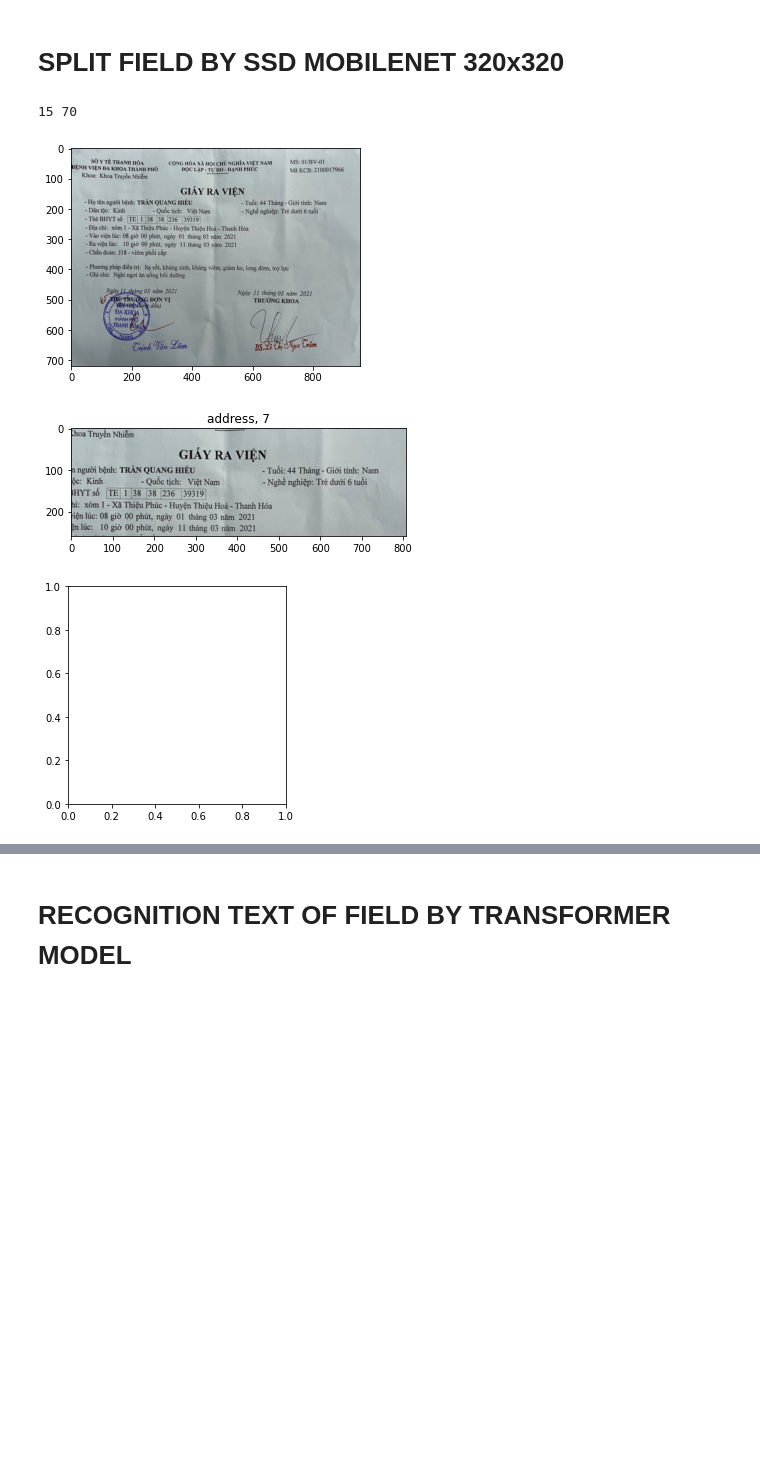
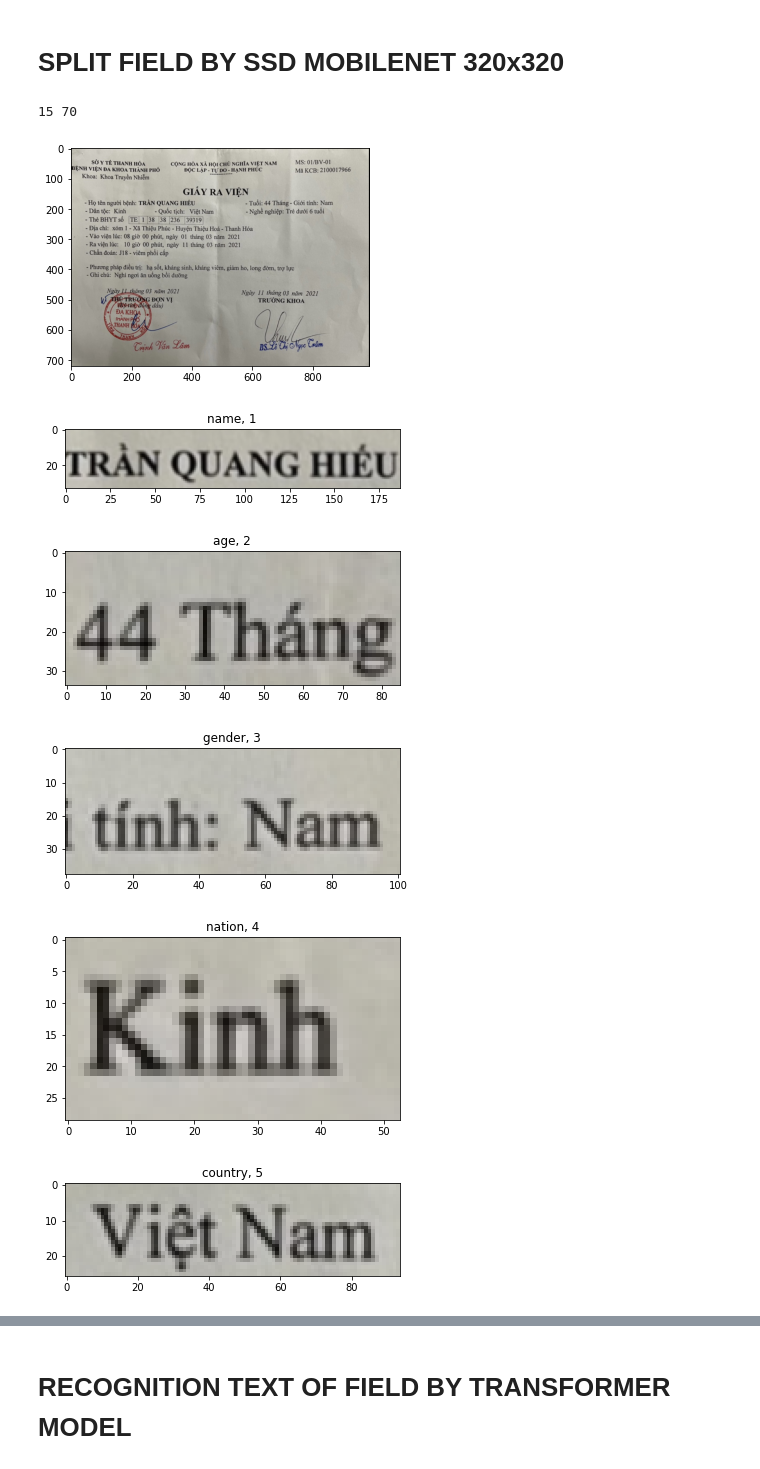
Before and after one commit to dnguyenngoc/web-scan, a Jupyter notebook: notebook/wb_predict_discharge_record.ipynb, the cells around one changed output, grey strips where cells are left out. Cells and saved outputs as stored; diff of their text form; code cells hidden in the pictures; blank space fills up the shorter version.

```diff
--- a/notebook/wb_predict_discharge_record.ipynb
+++ b/notebook/wb_predict_discharge_record.ipynb
@@ -49,7 +49,7 @@ list_class_init = set(list(category_index.keys()))
 # CROP CORNER WITH OPENCV
 # %%
 # LOAD IMAGE TEST
-img = ocr_helpers.read_image_from_dir(r'/home/pot/Desktop/web-scan/test_data/discharge_record/1.jpg')
+img = ocr_helpers.read_image_from_dir(r'/home/pot/Desktop/web-scan/test_data/discharge_record/0.jpg')
 img = np.asarray(img)
 
 # CROP CORNER
@@ -130,52 +130,53 @@ def split_field_discharge_record(detections, list_class_init, num_classes, crop_
             detection_boxes[i][3] * im_width
         )
         line_size = (detection_boxes[i][2] -  detection_boxes[i][0]) * im_height
 #         print(line_size)
         if line_size < min_line or line_size > max_line:
             continue
         if ymin < boxes[class_id -1][0]: boxes[class_id -1][0] = ymin
         if xmin < boxes[class_id -1][1]: boxes[class_id -1][1] = xmin
         if ymax > boxes[class_id -1][2]: boxes[class_id -1][2] = ymax
         if xmax > boxes[class_id -1][3]: boxes[class_id -1][3] = xmax
 
     boxes = np.array(boxes).astype(int)
 
-#     for i in range(len(boxes)):
-#         if i <= 4 or i == 12:
-#             continue
-#         else:
-#             if boxes[i+1][2] > boxes[i][2] and i not in list_ignore: boxes[i+1][0] = boxes[i][2]
+    for i in range(len(boxes)):
+        if i <= 4 or i == 12:
+            continue
+        else:
+            if boxes[i+1][2] > boxes[i][2] and i not in list_ignore: boxes[i+1][0] = boxes[i][2]
 
-#         if boxes[6][2] > boxes[5][2] and 5 not in list_ignore: boxes[6][0] = boxes[5][2]
-#         if boxes[7][2] > boxes[6][2] and 6 not in list_ignore:
-#             boxes[7][0] = boxes[6][2]
-#         if boxes[8][2] > boxes[7][2] and 6 not in list_ignore:
-#             boxes[8][0] = boxes[7][2]
-# #
-#     if boxes[9][2] > boxes[8][2]:
-#         boxes[9][0] = boxes[8][2]
-#         boxes[9][2] = boxes[9][0] + 50*im_height/720
-#     if boxes[10][2] > boxes[9][2]:
-#         boxes[10][0] = boxes[9][2]
-#         boxes[10][2] = boxes[10][0] + 50*im_height/720
-
-
+        if boxes[6][2] > boxes[5][2] and 5 not in list_ignore: boxes[6][0] = boxes[5][2]
+        if boxes[7][2] > boxes[6][2] and 6 not in list_ignore:
+            boxes[7][0] = boxes[6][2]
+        if boxes[8][2] > boxes[7][2] and 6 not in list_ignore:
+            boxes[8][0] = boxes[7][2]
+#
+    if boxes[9][2] > boxes[8][2]:
+        boxes[9][0] = boxes[8][2]
+        boxes[9][2] = boxes[9][0] + 50*im_height/720
+    if boxes[10][2] > boxes[9][2]:
+        boxes[10][0] = boxes[9][2]
+        boxes[10][2] = boxes[10][0] + 50*im_height/720
     return boxes, list_ignore
 
 def crop_and_recog(box):
     end = image[box[0]:box[2], box[1]:box[3]]
     return end
 
 boxes, list_ignore = split_field_discharge_record(detections, list_class_init, num_classes, image)
 ocr_helpers.implt(image)
 for i in range(len(boxes)):
     class_id = i + 1
     try:
         ocr_helpers.implt(crop_and_recog(boxes[i]), None, category_index[class_id]['name'] + ', ' + str(class_id))
     except:
         pass
 # %% [output]
 15 70
-[figure, old version]
+[figure, new version]
-[figure, old version]
+[figure, new version]
-[figure, old version]
+[figure, new version]
+[figure, added]
+[figure, added]
+[figure, added]
```
Also changed, not shown: parts of 4 cells of this notebook, 26 other files.
